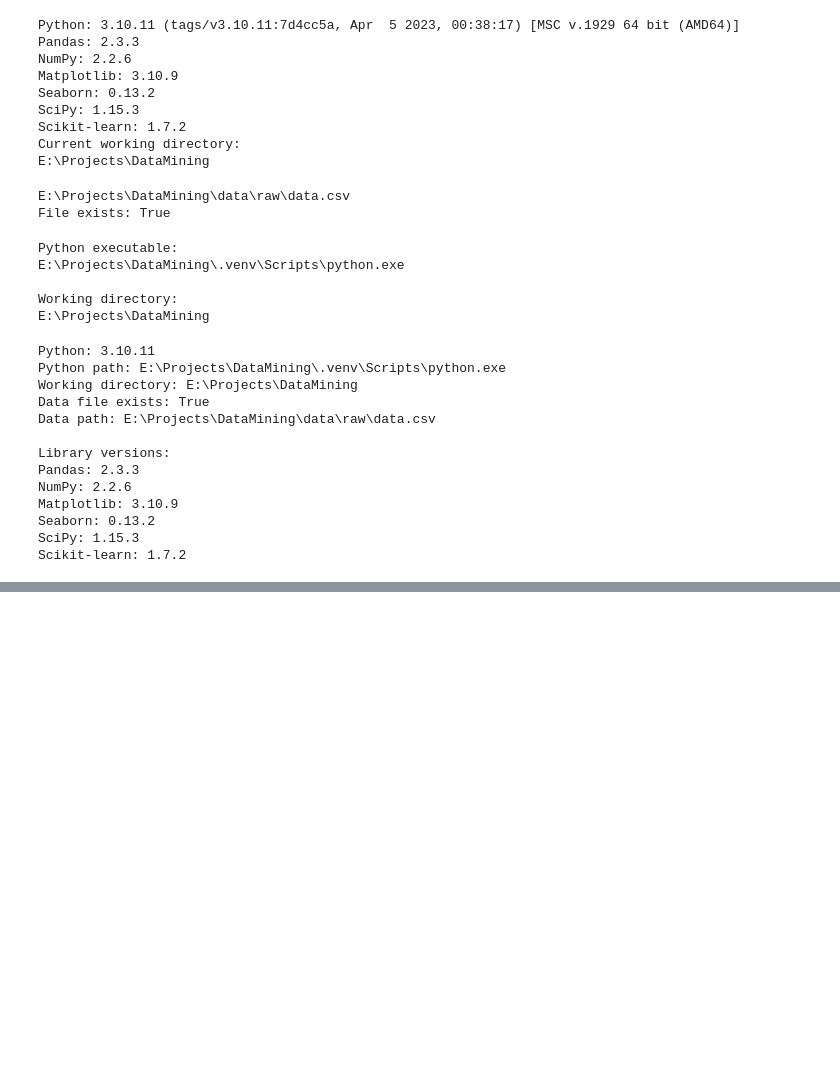
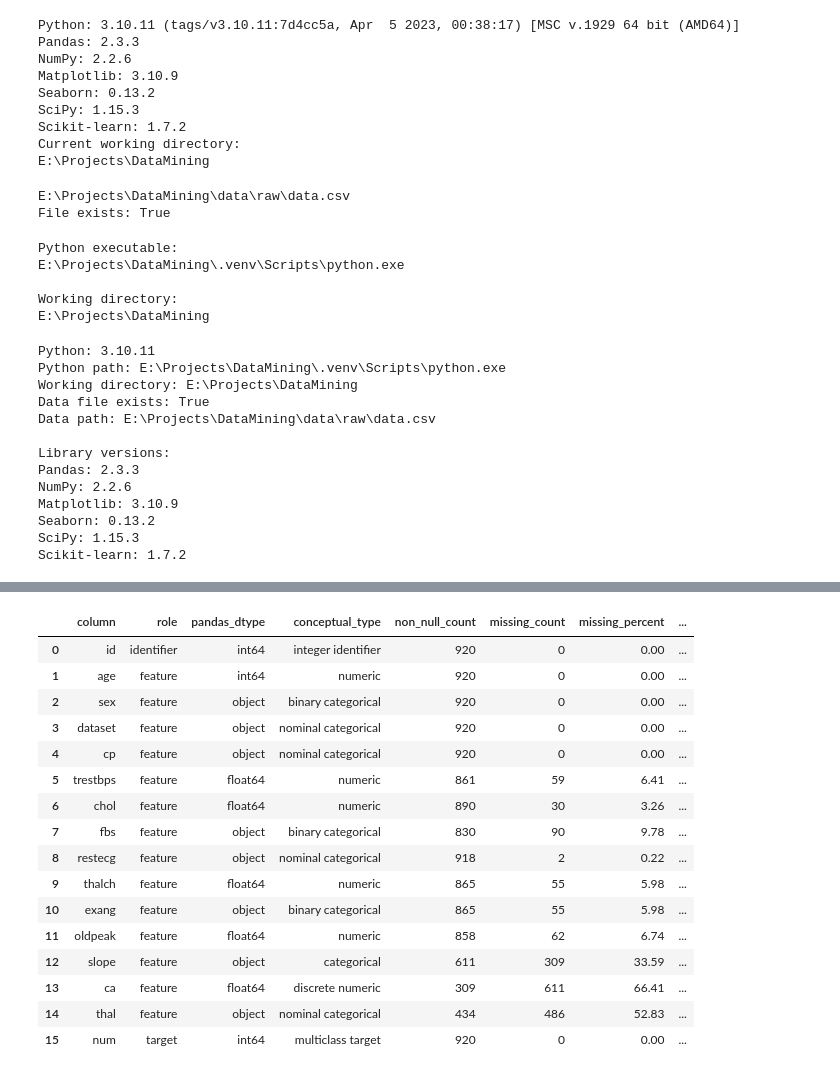
Before and after one commit to AmirhosseinKhadivi/DataMining-Course-Project, a Jupyter notebook: notebooks/DMProject.ipynb, the cells around one changed output, grey strips where cells are left out. Saved outputs shown, nothing was run; the diff lists cells and outputs as text; code cells hidden in the pictures; blank space fills up the shorter version.

```diff
--- a/notebooks/DMProject.ipynb
+++ b/notebooks/DMProject.ipynb
@@ -105,0 +154,18 @@ Scikit-learn: 1.7.2
+# %%
+if not DATA_PATH.exists():
+    raise FileNotFoundError(
+        "The dataset file was not found.\n"
+        f"Checked path: {DATA_PATH}"
+    )
+
+
+df = pd.read_csv(DATA_PATH)
+
+df.columns = df.columns.str.strip()
+
+df_raw = df.copy(deep=True)
+
+
+print("Data loaded successfully.")
+print(f"Number of rows: {df_raw.shape[0]}")
+print(f"Number of columns: {df_raw.shape[1]}")
@@ -105,0 +405,76 @@ Scikit-learn: 1.7.2
+# %%
+column_profile = pd.DataFrame(
+    {
+        "column": df_raw.columns,
+        "pandas_dtype": [
+            str(df_raw[column].dtype)
+            for column in df_raw.columns
+        ],
+        "non_null_count": [
+            int(df_raw[column].notna().sum())
+            for column in df_raw.columns
+        ],
+        "missing_count": [
+            int(df_raw[column].isna().sum())
+            for column in df_raw.columns
+        ],
+        "missing_percent": [
+            round(df_raw[column].isna().mean() * 100, 2)
+            for column in df_raw.columns
+        ],
+        "unique_count": [
+            int(df_raw[column].nunique(dropna=True))
+            for column in df_raw.columns
+        ],
+    }
+)
+
+
+column_profile = column_profile.merge(
+    column_dictionary[
+        [
+            "column",
+            "role",
+            "conceptual_type",
+            "description",
+        ]
+    ],
+    on="column",
+    how="left",
+)
+
+
+column_profile = column_profile[
+    [
+        "column",
+        "role",
+        "pandas_dtype",
+        "conceptual_type",
+        "non_null_count",
+        "missing_count",
+        "missing_percent",
+        "unique_count",
+        "description",
+    ]
+]
+
+
+display(column_profile)
+# %% [output]
+|  | column | role | pandas_dtype | conceptual_type | non_null_count | missing_count | missing_percent | ... |
+| 0 | id | identifier | int64 | integer identifier | 920 | 0 | 0.00 | ... |
+| 1 | age | feature | int64 | numeric | 920 | 0 | 0.00 | ... |
+| 2 | sex | feature | object | binary categorical | 920 | 0 | 0.00 | ... |
+| 3 | dataset | feature | object | nominal categorical | 920 | 0 | 0.00 | ... |
+| 4 | cp | feature | object | nominal categorical | 920 | 0 | 0.00 | ... |
+| 5 | trestbps | feature | float64 | numeric | 861 | 59 | 6.41 | ... |
+| 6 | chol | feature | float64 | numeric | 890 | 30 | 3.26 | ... |
+| 7 | fbs | feature | object | binary categorical | 830 | 90 | 9.78 | ... |
+| 8 | restecg | feature | object | nominal categorical | 918 | 2 | 0.22 | ... |
+| 9 | thalch | feature | float64 | numeric | 865 | 55 | 5.98 | ... |
+| 10 | exang | feature | object | binary categorical | 865 | 55 | 5.98 | ... |
+| 11 | oldpeak | feature | float64 | numeric | 858 | 62 | 6.74 | ... |
+| 12 | slope | feature | object | categorical | 611 | 309 | 33.59 | ... |
+| 13 | ca | feature | float64 | discrete numeric | 309 | 611 | 66.41 | ... |
+| 14 | thal | feature | object | nominal categorical | 434 | 486 | 52.83 | ... |
+| 15 | num | target | int64 | multiclass target | 920 | 0 | 0.00 | ... |
```
Also changed, not shown: parts of 13 cells of this notebook, 4 other files.
